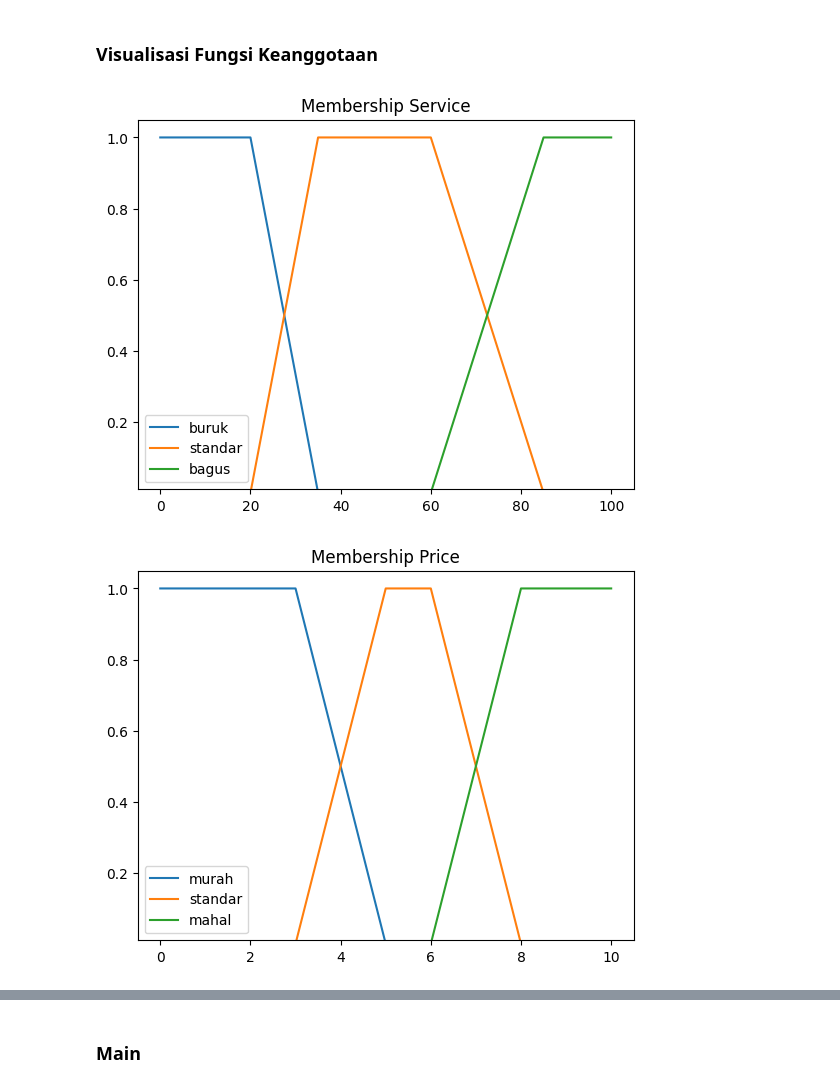
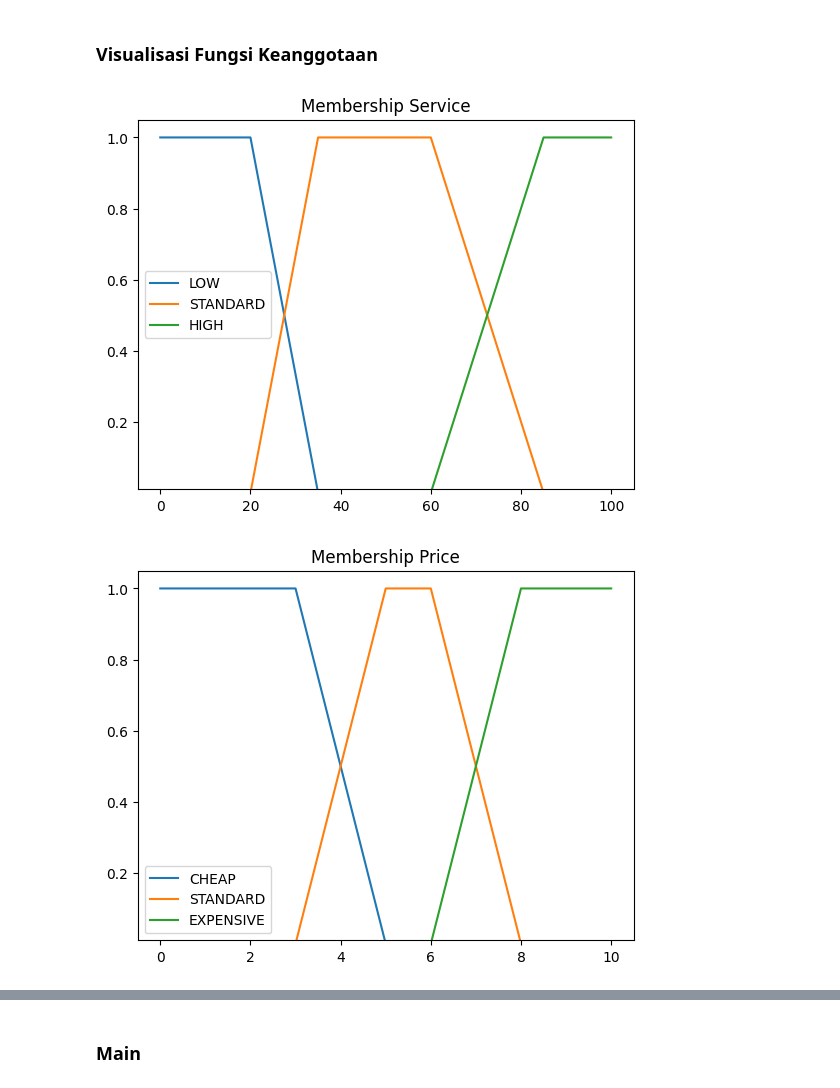
Before and after one commit to dikaizm/fuzzy-logic, a Jupyter notebook: fuzzy.ipynb, the cells around one changed output, grey strips where cells are left out. Saved outputs shown, nothing was run; the diff lists cells and outputs as text; code cells hidden in the pictures.

```diff
--- a/fuzzy.ipynb
+++ b/fuzzy.ipynb
@@ -376,28 +376,28 @@ def defuzzification(worthiness, rules):
 # %%
 def visualize_membership(title, labels, rules):
     x = np.linspace(1, 100, 100)
 
     plt.plot([rules[0]['A'], rules[0]['C'], rules[0]['D']], [1, 1, 0], label=labels[0])
     plt.plot([rules[1]['A'], rules[1]['B'], rules[1]['C'], rules[1]['D']], [0, 1, 1, 0], label=labels[1])
     plt.plot([rules[2]['A'], rules[2]['B'], rules[2]['C']], [0, 1, 1], label=labels[2])
 
     plt.title(title)
     plt.legend()
     plt.ylim(0.01)
     plt.show()
 
 
-labels_service = ['buruk', 'standar', 'bagus']
-labels_price = ['murah', 'standar', 'mahal']
-labels_worthiness = ['buruk', 'bagus', 'sangat bagus']
+labels_service = ['LOW', 'STANDARD', 'HIGH']
+labels_price = ['CHEAP', 'STANDARD', 'EXPENSIVE']
+labels_worthiness = ['BAD', 'GOOD', 'EXCELLENT']
 
 rules_service = [SERVICE['LOW'], SERVICE['STANDARD'], SERVICE['HIGH']]
 rules_price = [PRICE['CHEAP'], PRICE['STANDARD'], PRICE['EXPENSIVE']]
 rules_worthiness = [WORTHINESS['BAD'], WORTHINESS['GOOD'], WORTHINESS['EXCELLENT']]
 
 visualize_membership('Membership Service', labels_service, rules_service)
 visualize_membership('Membership Price', labels_price, rules_price)
 visualize_membership('Membership Worthiness', labels_worthiness, rules_worthiness)
 # %% [output]
-[figure, old version]
+[figure, new version]
-[figure, old version]
+[figure, new version]
```
Also changed, not shown: parts of 1 cell of this notebook, 1 other file.
